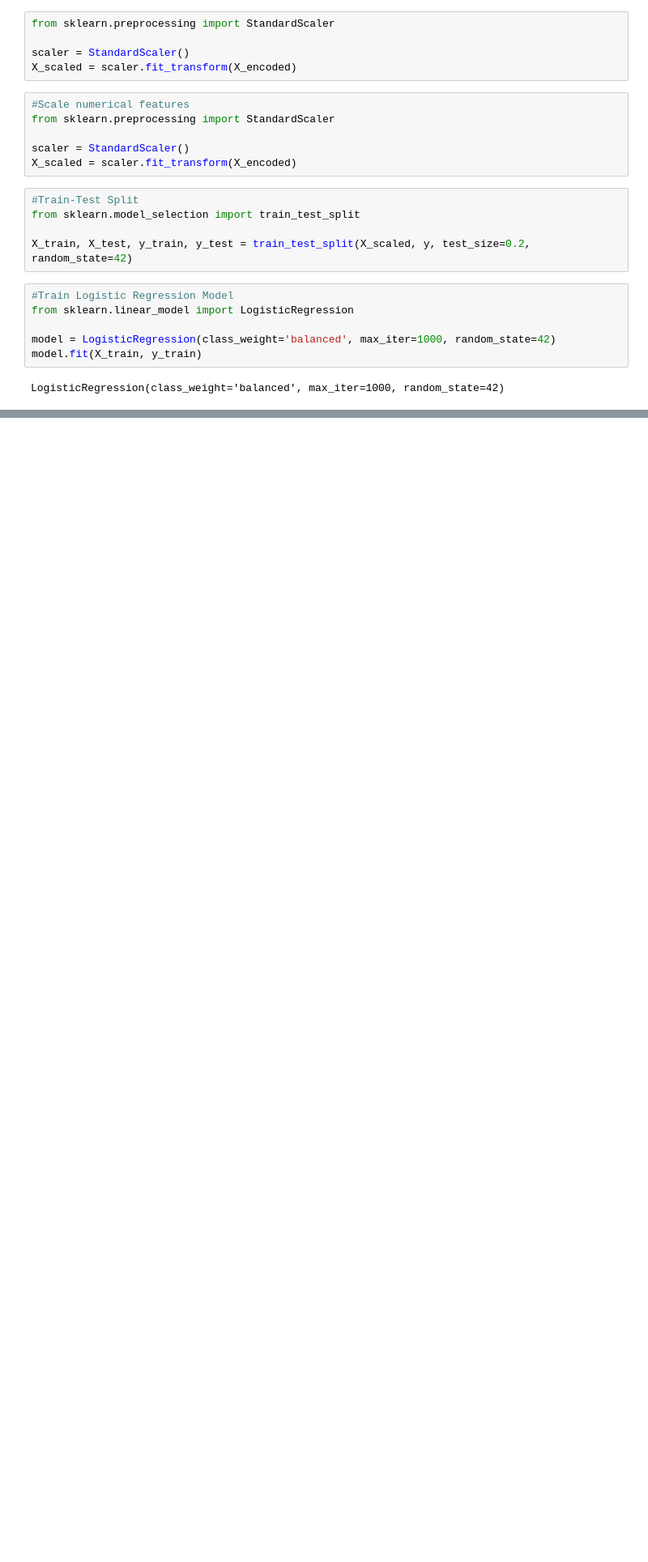
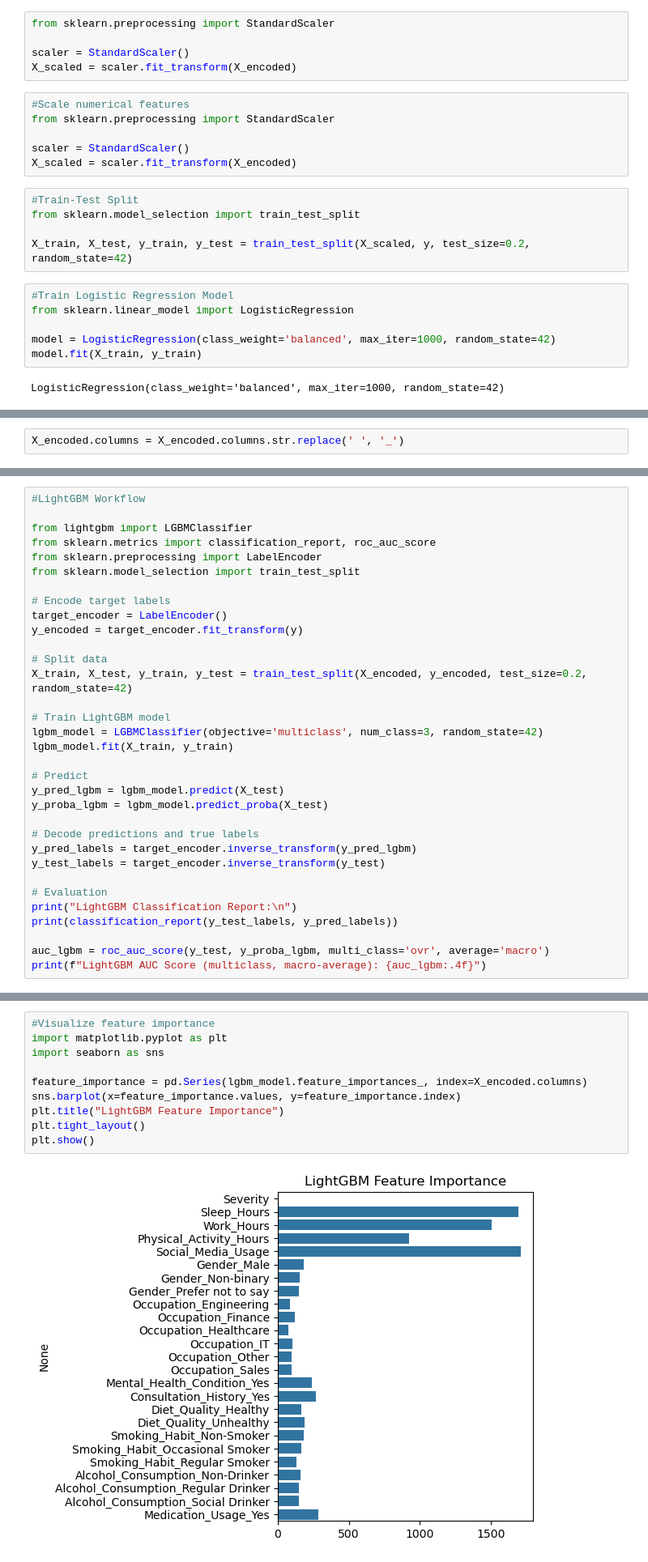
Before and after one commit to Candlaml/Mental-health-predictor, a Jupyter notebook: mental_health.ipynb, the cells around one changed output, grey strips where cells are left out. Shown: that part at 81% size. Cells and saved outputs as stored; diff of their text form; blank space fills up the shorter version.

```diff
--- a/mental_health.ipynb
+++ b/mental_health.ipynb
@@ -632,0 +643,2 @@ plt.show()
+# %%
+X_encoded.columns = X_encoded.columns.str.replace(' ', '_')
@@ -632,0 +707,33 @@ plt.show()
+# %%
+#LightGBM Workflow
+
+from lightgbm import LGBMClassifier
+from sklearn.metrics import classification_report, roc_auc_score
+from sklearn.preprocessing import LabelEncoder
+from sklearn.model_selection import train_test_split
+
+# Encode target labels
+target_encoder = LabelEncoder()
+y_encoded = target_encoder.fit_transform(y)
+
+# Split data
+X_train, X_test, y_train, y_test = train_test_split(X_encoded, y_encoded, test_size=0.2, random_state=42)
+
+# Train LightGBM model
+lgbm_model = LGBMClassifier(objective='multiclass', num_class=3, random_state=42)
+lgbm_model.fit(X_train, y_train)
+
+# Predict
+y_pred_lgbm = lgbm_model.predict(X_test)
+y_proba_lgbm = lgbm_model.predict_proba(X_test)
+
+# Decode predictions and true labels
+y_pred_labels = target_encoder.inverse_transform(y_pred_lgbm)
+y_test_labels = target_encoder.inverse_transform(y_test)
+
+# Evaluation
+print("LightGBM Classification Report:\n")
+print(classification_report(y_test_labels, y_pred_labels))
+
+auc_lgbm = roc_auc_score(y_test, y_proba_lgbm, multi_class='ovr', average='macro')
+print(f"LightGBM AUC Score (multiclass, macro-average): {auc_lgbm:.4f}")
@@ -632,0 +758,12 @@ plt.show()
+# %%
+#Visualize feature importance
+import matplotlib.pyplot as plt
+import seaborn as sns
+
+feature_importance = pd.Series(lgbm_model.feature_importances_, index=X_encoded.columns)
+sns.barplot(x=feature_importance.values, y=feature_importance.index)
+plt.title("LightGBM Feature Importance")
+plt.tight_layout()
+plt.show()
+# %% [output]
+[figure, added]
```
Also changed, not shown: parts of 15 cells of this notebook, 1 other file.
